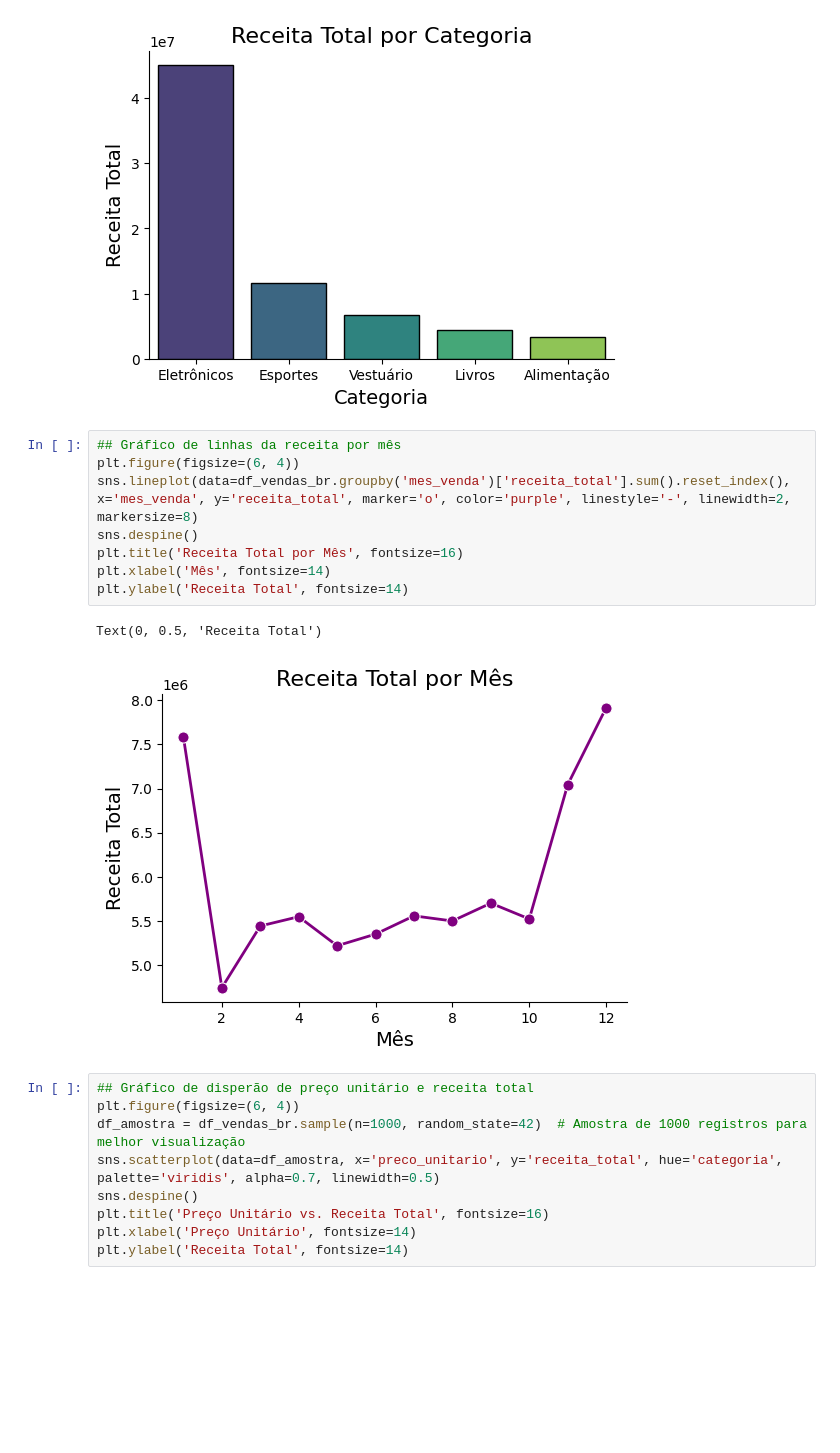
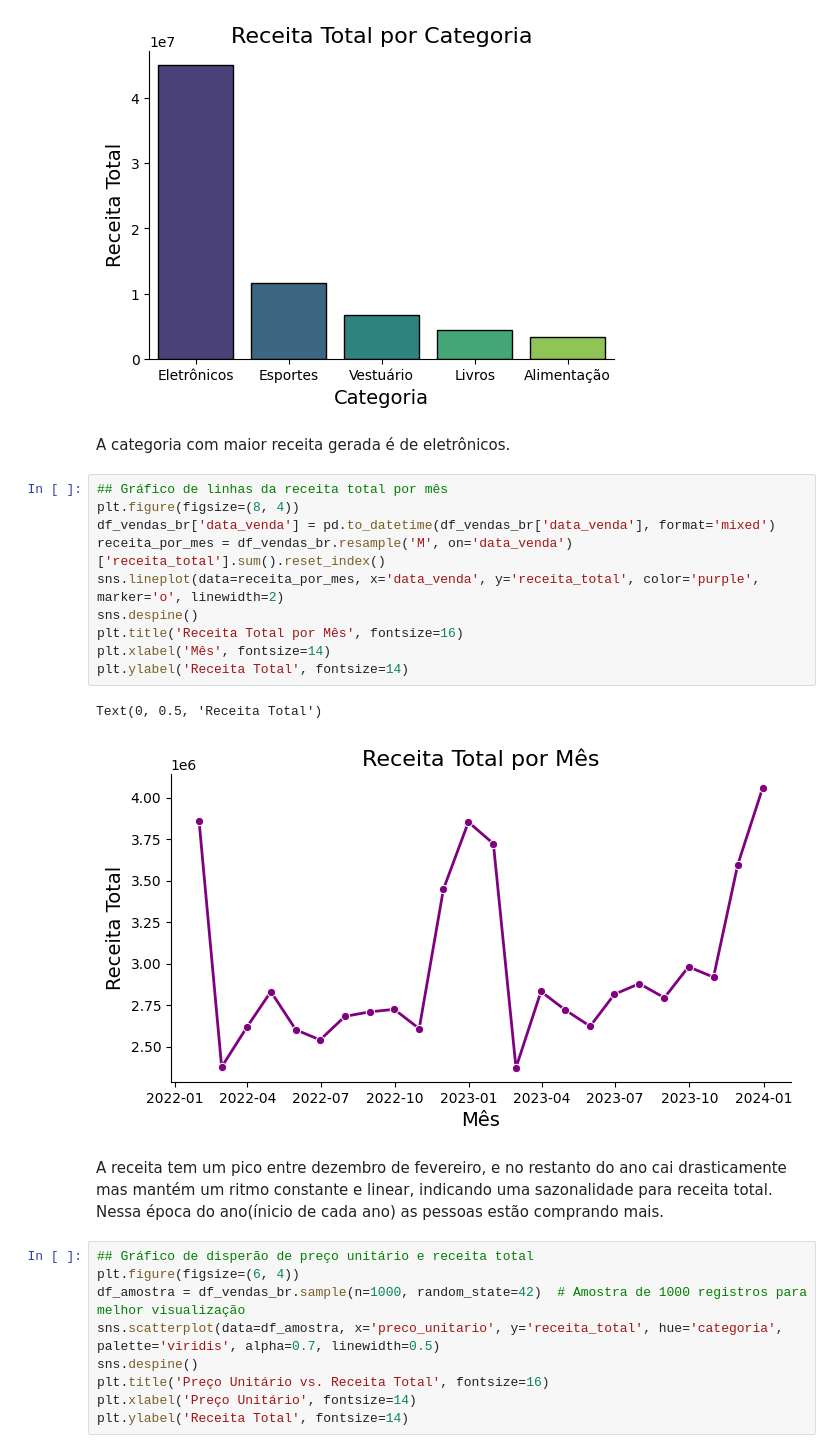
Before and after one commit to UFRJ-Analytica/ufrj-analytica-training, a Jupyter notebook: entregaveis/notebooks/marcelle_suhett.ipynb, the cells around one changed output. Saved outputs shown, nothing was run; the diff lists cells and outputs as text; blank space fills up the shorter version.

```diff
--- a/entregaveis/notebooks/marcelle_suhett.ipynb
+++ b/entregaveis/notebooks/marcelle_suhett.ipynb
@@ -407,17 +393,23 @@ Passing `palette` without assigning `hue` is deprecated and will be removed in v
   sns.barplot(x=plot.index, y=plot.values, palette='viridis', edgecolor='black')
 Text(0, 0.5, 'Receita Total')
 [figure]
-# %%
-## Gráfico de linhas da receita por mês
-plt.figure(figsize=(6, 4))
-sns.lineplot(data=df_vendas_br.groupby('mes_venda')['receita_total'].sum().reset_index(), x='mes_venda', y='receita_total', marker='o', color='purple', linestyle='-', linewidth=2, markersize=8)
-sns.despine()
-plt.title('Receita Total por Mês', fontsize=16)
-plt.xlabel('Mês', fontsize=14)
-plt.ylabel('Receita Total', fontsize=14)
-# %% [output]
-Text(0, 0.5, 'Receita Total')
-[figure, removed]
+# %% [markdown]
+A categoria com maior receita gerada é de eletrônicos.
+# %%
+## Gráfico de linhas da receita total por mês
+plt.figure(figsize=(8, 4))
+df_vendas_br['data_venda'] = pd.to_datetime(df_vendas_br['data_venda'], format='mixed')
+receita_por_mes = df_vendas_br.resample('M', on='data_venda')['receita_total'].sum().reset_index()
+sns.lineplot(data=receita_por_mes, x='data_venda', y='receita_total', color='purple', marker='o', linewidth=2)
+sns.despine()
+plt.title('Receita Total por Mês', fontsize=16)
+plt.xlabel('Mês', fontsize=14)
+plt.ylabel('Receita Total', fontsize=14)
+# %% [output]
+Text(0, 0.5, 'Receita Total')
+[figure, added]
+# %% [markdown]
+A receita tem um pico entre dezembro de fevereiro, e no restanto do ano cai drasticamente mas mantém um ritmo constante e linear, indicando uma sazonalidade para receita total. Nessa época do ano(ínicio de cada ano) as pessoas estão comprando mais.
 # %%
 ## Gráfico de disperão de preço unitário e receita total
 plt.figure(figsize=(6, 4))
```
Also changed, not shown: parts of 11 cells of this notebook.
